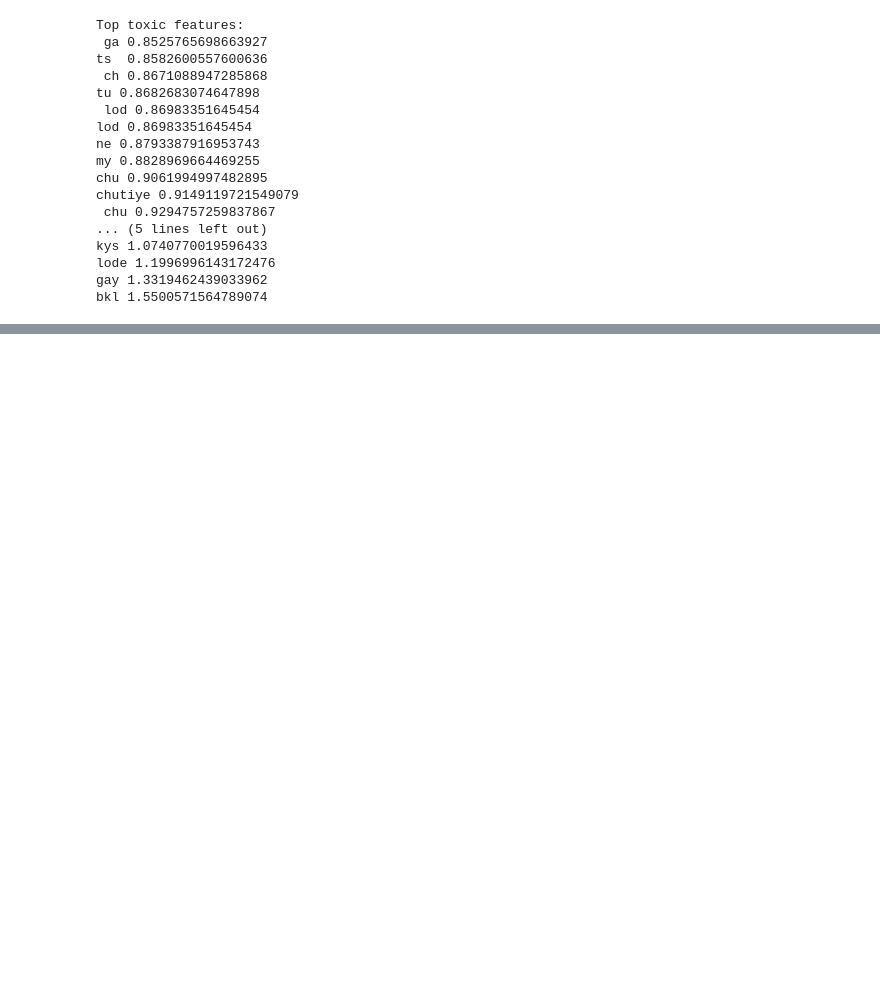
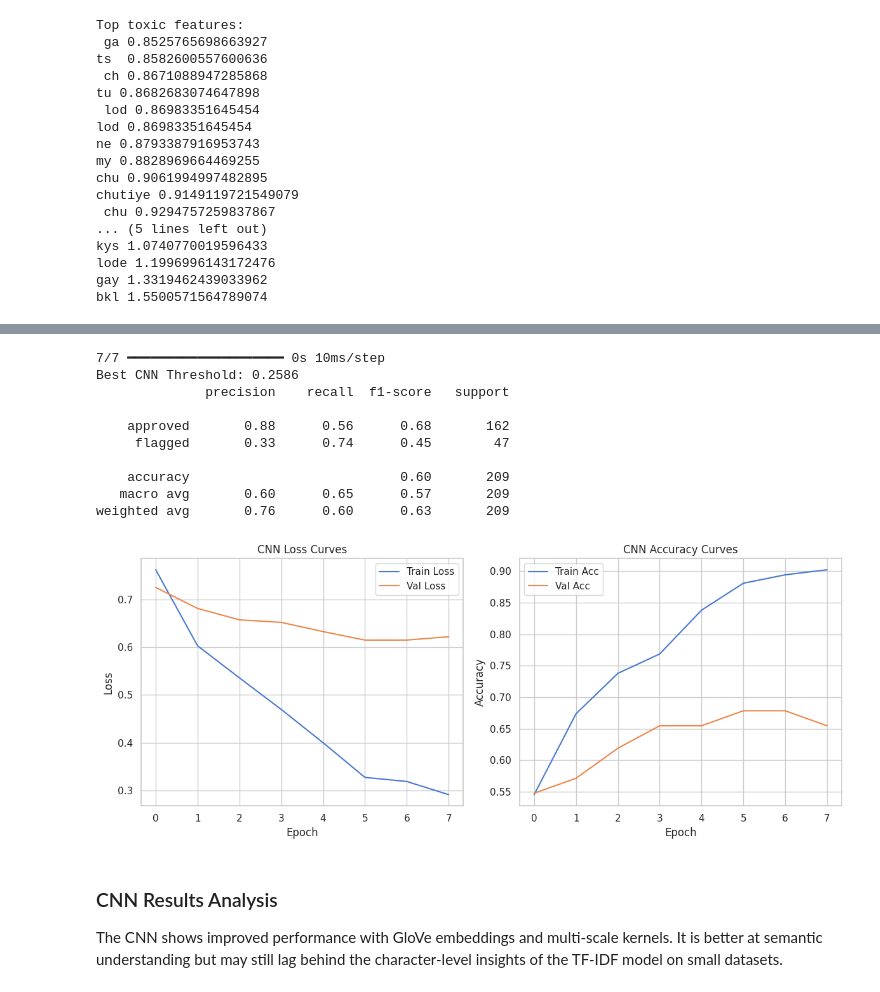
Before and after one commit to shravanasati/everynyan-moderation-service, a Jupyter notebook: src/everynyan_moderation_service/analyse.ipynb, the cells around one changed output, grey strips where cells are left out. Saved outputs shown, nothing was run; the diff lists cells and outputs as text; code cells hidden in the pictures; blank space fills up the shorter version.

```diff
--- a/src/everynyan_moderation_service/analyse.ipynb
+++ b/src/everynyan_moderation_service/analyse.ipynb
@@ -214,0 +239,17 @@ bkl 1.5500571564789074
+# %%
+# Label encoding
+y_binary = (y == "flagged").astype(int)
+X_train_cnn, X_test_cnn, y_train_cnn, y_test_cnn = train_test_split(
+    X, y_binary, test_size=0.2, stratify=y_binary, random_state=33
+)
+
+# Parameters from image
+vocab_size = 10000
+max_length = 100
+embedding_dim = 128
+
+tokenizer = Tokenizer(num_words=vocab_size, oov_token="<OOV>")
+tokenizer.fit_on_texts(X_train_cnn)
+
+X_train_seq = pad_sequences(tokenizer.texts_to_sequences(X_train_cnn), maxlen=max_length, padding="post")
+X_test_seq = pad_sequences(tokenizer.texts_to_sequences(X_test_cnn), maxlen=max_length, padding="post")
@@ -214,0 +409,57 @@ bkl 1.5500571564789074
+# %%
+# Tune threshold based on F1 score (just like the TF-IDF model)
+y_pred_probs = cnn_model.predict(X_test_seq).flatten()
+
+precision_cnn, recall_cnn, thresholds_cnn = precision_recall_curve(
+    y_test_cnn, y_pred_probs
+)
+f1_scores_cnn = 2 * (precision_cnn * recall_cnn) / (precision_cnn + recall_cnn + 1e-9)
+best_idx_cnn = np.argmax(f1_scores_cnn)
+best_threshold_cnn = thresholds_cnn[best_idx_cnn]
+
+print(f"Best CNN Threshold: {best_threshold_cnn:.4f}")
+
+# Eval with tuned threshold
+y_pred_cnn = (y_pred_probs > best_threshold_cnn).astype(int)
+
+# Classification Report
+print(
+    classification_report(y_test_cnn, y_pred_cnn, target_names=["approved", "flagged"])
+)
+results["CNN"] = classification_report(
+    y_test_cnn, y_pred_cnn, target_names=["approved", "flagged"], output_dict=True
+)
+
+
+# Plotting loss curves with Seaborn
+plt.figure(figsize=(12, 5))
+plt.subplot(1, 2, 1)
+sns.lineplot(data=history.history["loss"], label="Train Loss")
+sns.lineplot(data=history.history["val_loss"], label="Val Loss")
+plt.title("CNN Loss Curves")
+plt.xlabel("Epoch")
+plt.ylabel("Loss")
+
+plt.subplot(1, 2, 2)
+sns.lineplot(data=history.history["accuracy"], label="Train Acc")
+sns.lineplot(data=history.history["val_accuracy"], label="Val Acc")
+plt.title("CNN Accuracy Curves")
+plt.xlabel("Epoch")
+plt.ylabel("Accuracy")
+plt.tight_layout()
+plt.show()
+# %% [output]
+7/7 ━━━━━━━━━━━━━━━━━━━━ 0s 10ms/step
+Best CNN Threshold: 0.2586
+              precision    recall  f1-score   support
+
+    approved       0.88      0.56      0.68       162
+     flagged       0.33      0.74      0.45        47
+
+    accuracy                           0.60       209
+   macro avg       0.60      0.65      0.57       209
+weighted avg       0.76      0.60      0.63       209
+[figure, added]
+# %% [markdown]
+### CNN Results Analysis
+The CNN shows improved performance with GloVe embeddings and multi-scale kernels. It is better at semantic understanding but may still lag behind the character-level insights of the TF-IDF model on small datasets.
```
Also changed, not shown: parts of 15 cells of this notebook, 4 other files.
